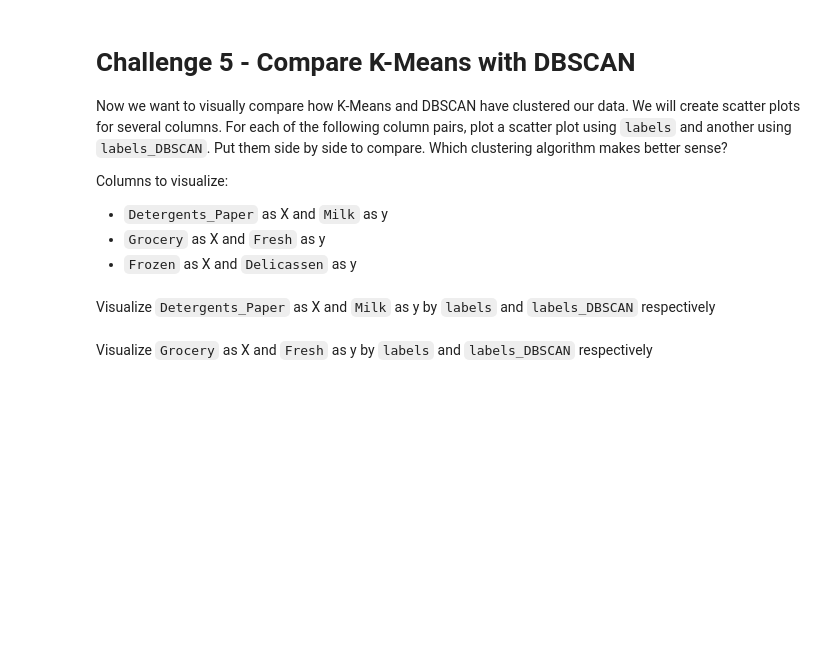
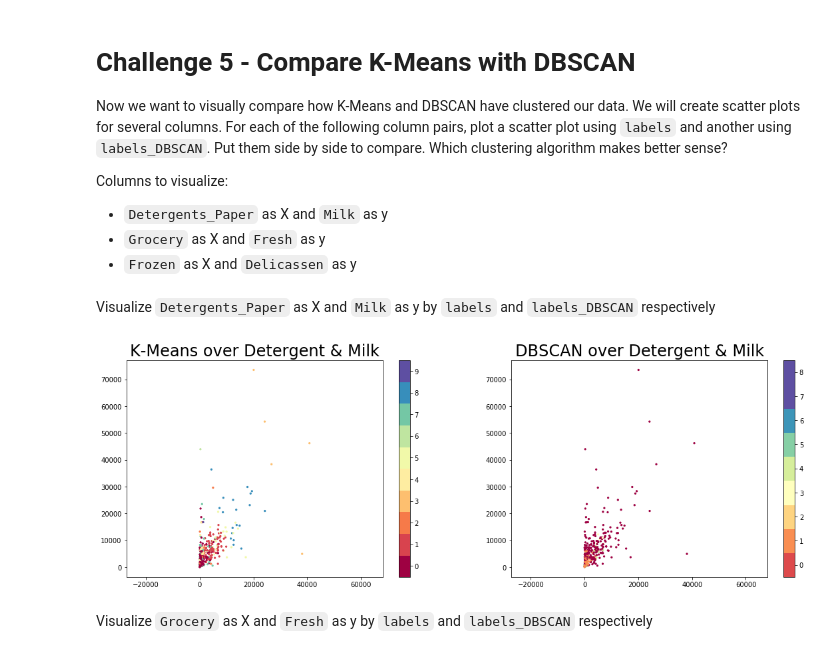
Before and after one commit to sacses/dataptmad1019, a Jupyter notebook: module-3/lab-unsupervised-learning/your-code/main.ipynb, the cells around one changed output. Drawn from its saved outputs; the diff is of its cells as text; code cells hidden in the pictures; blank space fills up the shorter version.

```diff
--- a/module-3/lab-unsupervised-learning/your-code/main.ipynb
+++ b/module-3/lab-unsupervised-learning/your-code/main.ipynb
@@ -151,7 +157,7 @@ Now let's cluster the data using DBSCAN. Use `DBSCAN(eps=0.5)` to initiate the m
 
 from sklearn.cluster import DBSCAN
 
-clustering = DBSCAN().fit(customers_scale)
+clustering = DBSCAN(eps=0.5).fit(customers_scale)
 
 customers['labels_DBSCAN'] = clustering.labels_
 # %% [markdown]
@@ -187,2 +191,20 @@ Visualize `Detergents_Paper` as X and `Milk` as y by `labels` and `labels_DBSCAN
+# %%
+# Your code here:
+fig, ax = plt.subplots(nrows=1, ncols=2, figsize=(19, 6))
+
+plt.subplot(1,2,1)
+plt.scatter(customers['Detergents_Paper'], customers['Milk'], c=kmeans.labels_, cmap='Spectral', s=5)
+plt.gca().set_aspect('equal', 'datalim')
+plt.colorbar(boundaries=np.arange(kmeans.n_clusters+1)-0.5).set_ticks(np.arange(kmeans.n_clusters))
+plt.title('K-Means over Detergent & Milk', fontsize=24);
+
+
+plt.subplot(1,2,2)
+plt.scatter(customers['Detergents_Paper'], customers['Milk'], c=clustering.labels_, cmap='Spectral', s=5)
+plt.gca().set_aspect('equal', 'datalim')
+plt.colorbar(boundaries=np.arange(len(np.unique(clustering.labels_))+1)-0.5).set_ticks(np.arange(len(np.unique(clustering.labels_))))
+plt.title('DBSCAN over Detergent & Milk', fontsize=24);
+# %% [output]
+[figure, added]
 # %% [markdown]
 Visualize `Grocery` as X and `Fresh` as y by `labels` and `labels_DBSCAN` respectively
```
Also changed, not shown: parts of 15 cells of this notebook.
